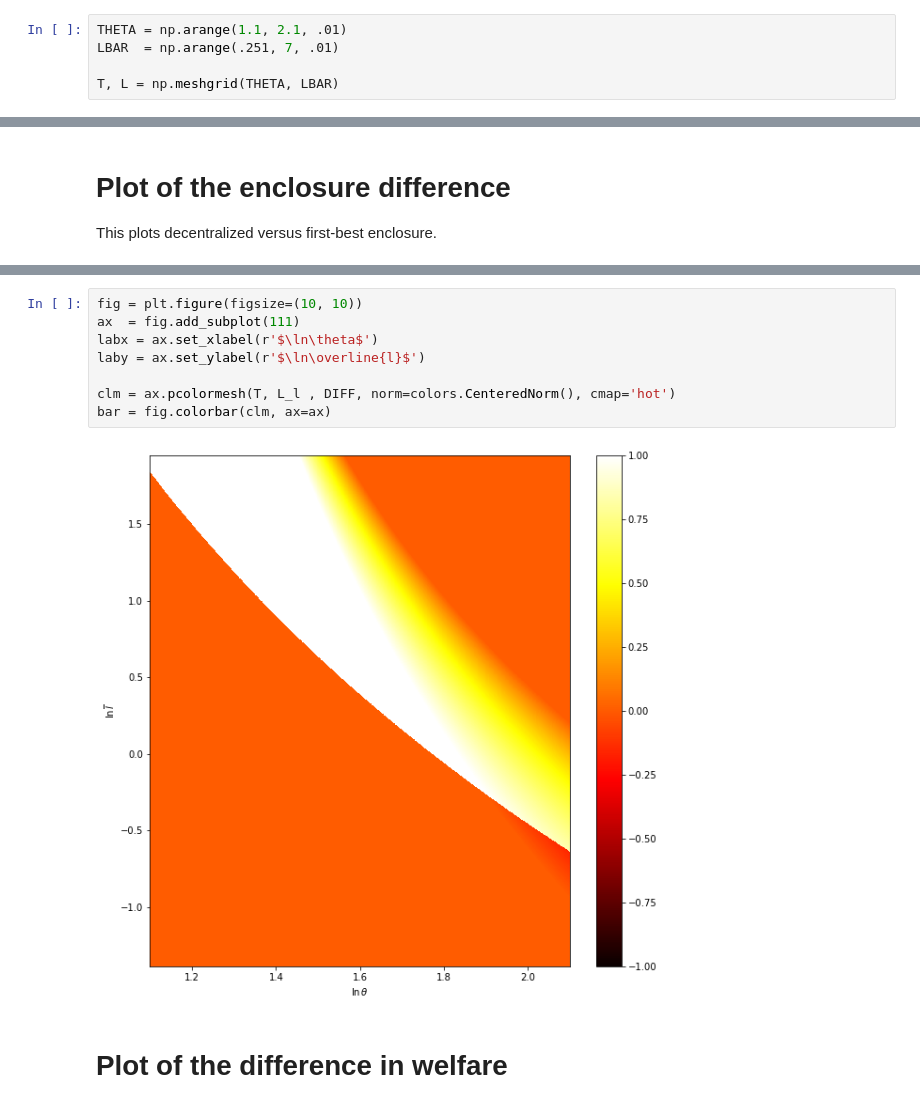
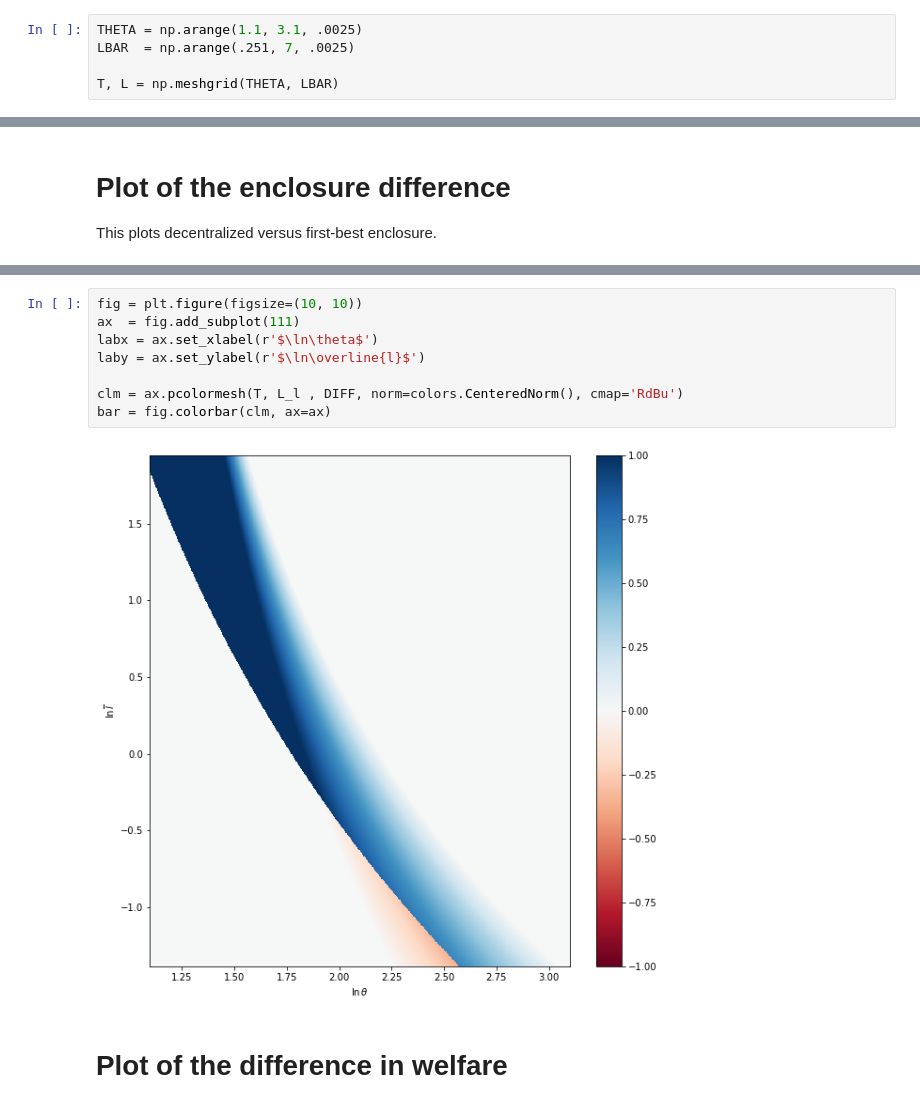
Before and after one commit to jhconning/enclosure_book, a Jupyter notebook: notebooks/welfare_comparisons.ipynb, the cells around one changed output, grey strips where cells are left out. Cells and saved outputs as stored; diff of their text form.

```diff
--- a/notebooks/welfare_comparisons.ipynb
+++ b/notebooks/welfare_comparisons.ipynb
@@ -263,8 +263,8 @@ from matplotlib import cm
 
 from scipy import interpolate
 # %%
-THETA = np.arange(1.1, 2.1, .01)
-LBAR  = np.arange(.251, 7, .01)
+THETA = np.arange(1.1, 3.1, .0025)
+LBAR  = np.arange(.251, 7, .0025)
 
 T, L = np.meshgrid(THETA, LBAR)
 # %%
@@ -306,13 +298,13 @@ with fp = s. Probable causes: s too small or badly chosen eps.
 # %%
 fig = plt.figure(figsize=(10, 10))
 ax  = fig.add_subplot(111)
 labx = ax.set_xlabel(r'$\ln\theta$')
 laby = ax.set_ylabel(r'$\ln\overline{l}$')
 
-clm = ax.pcolormesh(T, L_l , DIFF, norm=colors.CenteredNorm(), cmap='hot')
+clm = ax.pcolormesh(T, L_l , DIFF, norm=colors.CenteredNorm(), cmap='RdBu')
 bar = fig.colorbar(clm, ax=ax)
 # %% [output]
-[figure, old version]
+[figure, new version]
 # %% [markdown]
 # Plot of the difference in welfare
 # %%
```
Also changed, not shown: parts of 1 cell of this notebook.
